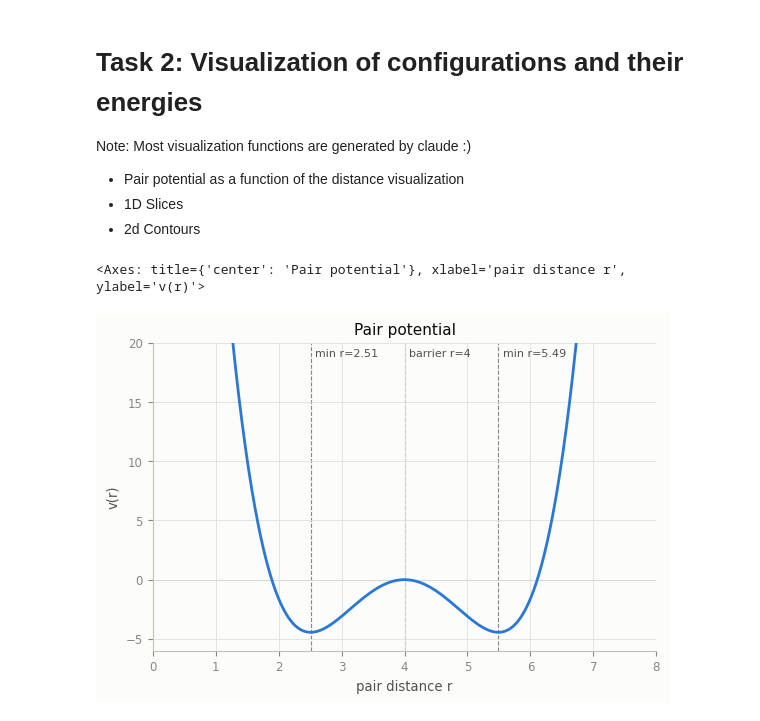
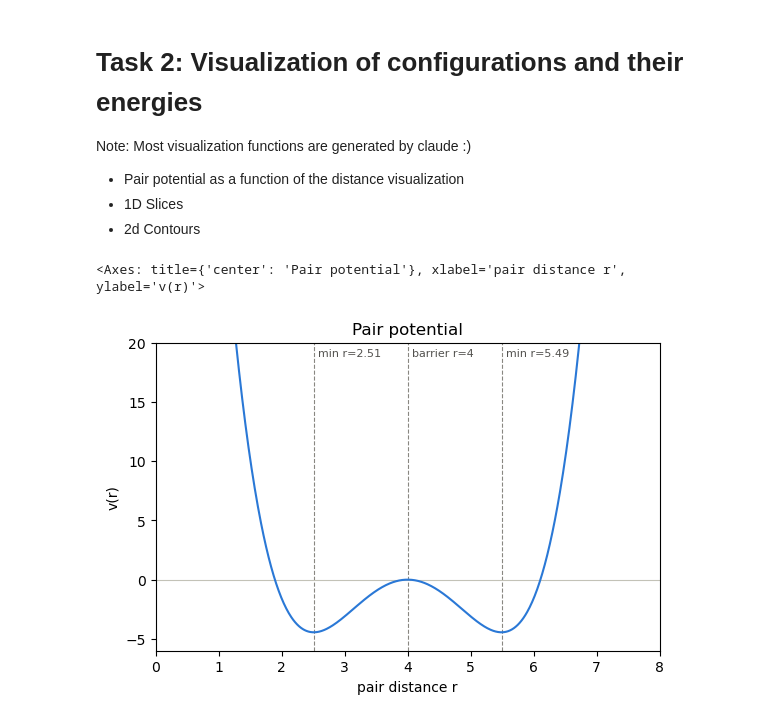
Before and after one commit to AwsamAgbarya/AdjointSampling, a Jupyter notebook: testing.ipynb, the cells around one changed output. Cells and saved outputs as stored; diff of their text form; code cells hidden in the pictures.

```diff
--- a/testing.ipynb
+++ b/testing.ipynb
@@ -78,26 +80,12 @@ Note: Most visualization functions are generated by claude :)
 - 1D Slices
 - 2d Contours
 # %%
-INK, INK2, MUTED = "#0b0b0b", "#52514e", "#898781"
-GRID, AXIS, SURFACE = "#e1e0d9", "#c3c2b7", "#fcfcfb"
-SERIES = ["#2a78d6", "#eb6834", "#1baf7a", "#eda100", "#e87ba4", "#008300", "#6250d6", "#e34948"]
-MOVE_COLOR = SERIES[2]
-PAIRS = list(itertools.combinations(range(4), 2))
-def plot_pair_potential(pair_potential_func, ax=None, r_max=8.0, ylim=(-6, 20)):
-    ax = ax or plt.gca()
-    r = np.linspace(0, r_max, 800)
-    ax.plot(r, pair_potential_func(r), color=SERIES[0])
-    v_min = pair_potential_func(R_SHORT)
-    for rr, txt in [(R_SHORT, f"min r={R_SHORT:.2f}"), (D_0, f"barrier r={D_0:.0f}"),
-                    (R_LONG, f"min r={R_LONG:.2f}")]:
-        ax.axvline(rr, color=MUTED, lw=0.8, ls="--", zorder=0)
-        ax.annotate(txt, (rr, ylim[1]), xytext=(3, -4), textcoords="offset points", ha="left", va="top", fontsize=8, color=INK2)
-    ax.axhline(0, color=AXIS, lw=0.8, zorder=0)
-    ax.set(xlim=(0, r_max), ylim=ylim, xlabel="pair distance r", ylabel="v(r)", title="Pair potential")
-    return ax
+import visualizations as rl
+reload(rl)
+from visualizations import plot_pair_potential
+
+fig, ax = plt.subplots(figsize=(6.5, 4))
+plot_pair_potential(DW_pair_potential, R_SHORT, R_LONG, D_0, ax)
+# %% [output]
+<Axes: title={'center': 'Pair potential'}, xlabel='pair distance r', ylabel='v(r)'>
+[figure, added]
-# %%
-fig, ax = plt.subplots(figsize=(6.5, 4))
-plot_pair_potential(DW_pair_potential, ax)
-# %% [output]
-<Axes: title={'center': 'Pair potential'}, xlabel='pair distance r', ylabel='v(r)'>
-[figure, removed]
```
Also changed, not shown: parts of 8 cells of this notebook, 1 other file.
